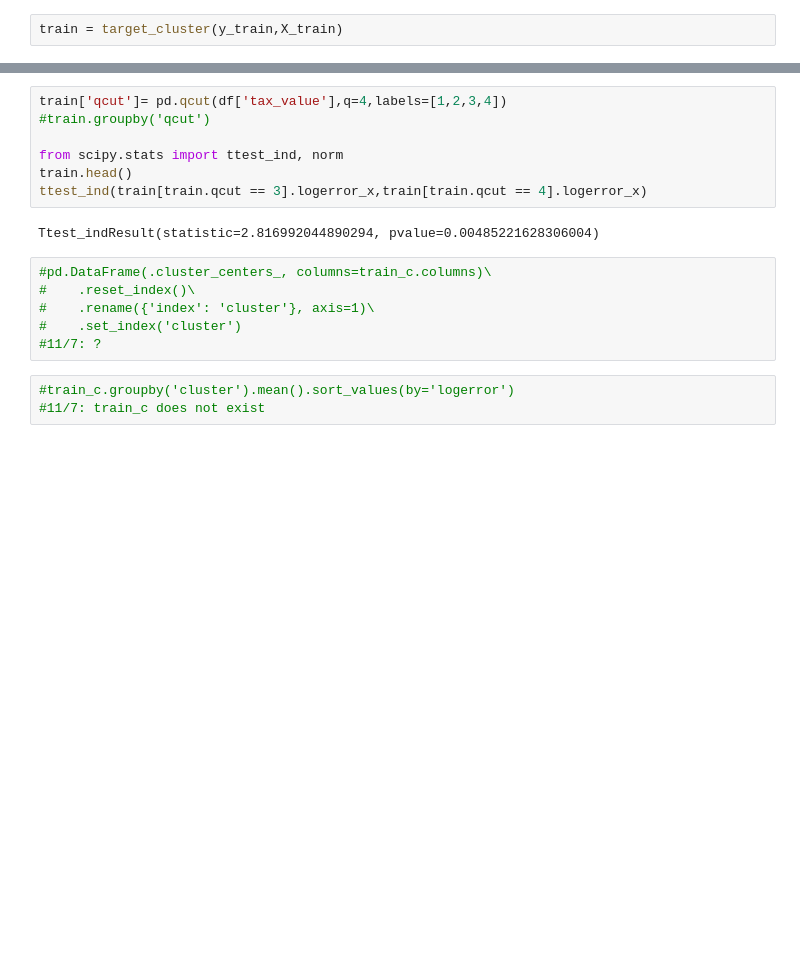
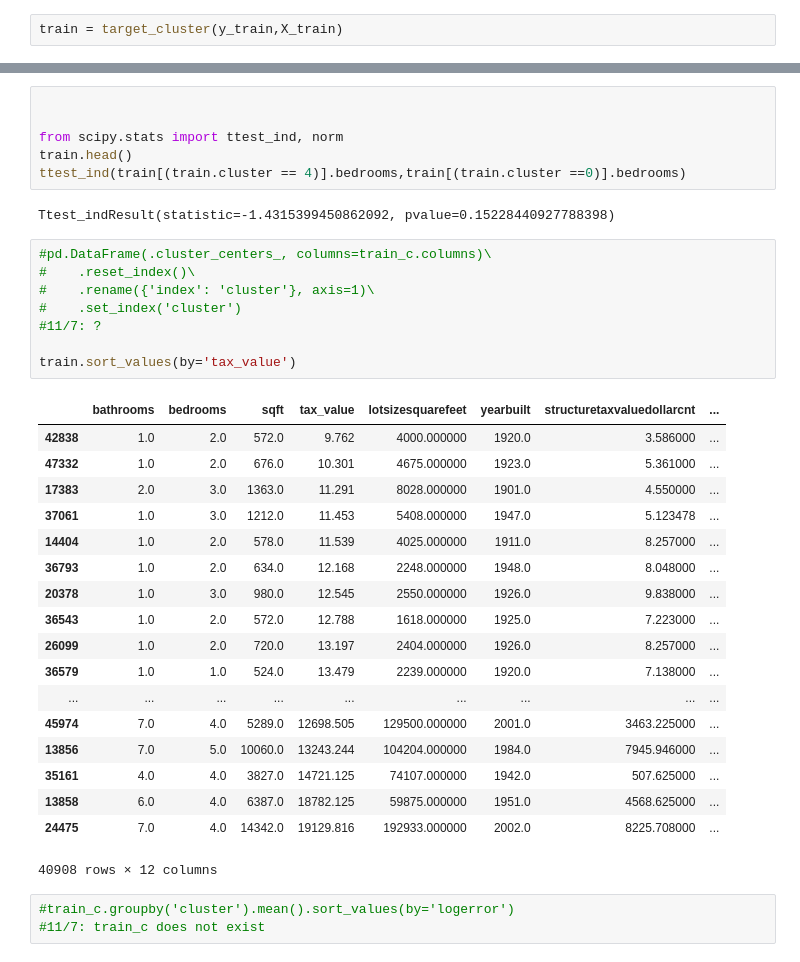
Before and after one commit to Zillow-SJ/Cluster_Zillow, a Jupyter notebook: Initial Exploration.ipynb, the cells around one changed output, grey strips where cells are left out. Saved outputs shown, nothing was run; the diff lists cells and outputs as text; blank space fills up the shorter version.

Commit message:
added baseline file and ttest

```diff
--- a/Initial Exploration.ipynb
+++ b/Initial Exploration.ipynb
@@ -396,18 +402,38 @@ train.head()
 # %%
-train['qcut']= pd.qcut(df['tax_value'],q=4,labels=[1,2,3,4])
-#train.groupby('qcut')
+
 
 from scipy.stats import ttest_ind, norm
 train.head()
-ttest_ind(train[train.qcut == 3].logerror_x,train[train.qcut == 4].logerror_x)
+ttest_ind(train[(train.cluster == 4)].bedrooms,train[(train.cluster ==0)].bedrooms)
 # %% [output]
-Ttest_indResult(statistic=2.816992044890294, pvalue=0.00485221628306004)
+Ttest_indResult(statistic=-1.4315399450862092, pvalue=0.15228440927788398)
 # %%
 #pd.DataFrame(.cluster_centers_, columns=train_c.columns)\
 #    .reset_index()\
 #    .rename({'index': 'cluster'}, axis=1)\
 #    .set_index('cluster')
 #11/7: ?
+
+train.sort_values(by='tax_value')
+# %% [output]
+|  | bathrooms | bedrooms | sqft | tax_value | lotsizesquarefeet | yearbuilt | structuretaxvaluedollarcnt | ... |
+| 42838 | 1.0 | 2.0 | 572.0 | 9.762 | 4000.000000 | 1920.0 | 3.586000 | ... |
+| 47332 | 1.0 | 2.0 | 676.0 | 10.301 | 4675.000000 | 1923.0 | 5.361000 | ... |
+| 17383 | 2.0 | 3.0 | 1363.0 | 11.291 | 8028.000000 | 1901.0 | 4.550000 | ... |
+| 37061 | 1.0 | 3.0 | 1212.0 | 11.453 | 5408.000000 | 1947.0 | 5.123478 | ... |
+| 14404 | 1.0 | 2.0 | 578.0 | 11.539 | 4025.000000 | 1911.0 | 8.257000 | ... |
+| 36793 | 1.0 | 2.0 | 634.0 | 12.168 | 2248.000000 | 1948.0 | 8.048000 | ... |
+| 20378 | 1.0 | 3.0 | 980.0 | 12.545 | 2550.000000 | 1926.0 | 9.838000 | ... |
+| 36543 | 1.0 | 2.0 | 572.0 | 12.788 | 1618.000000 | 1925.0 | 7.223000 | ... |
+| 26099 | 1.0 | 2.0 | 720.0 | 13.197 | 2404.000000 | 1926.0 | 8.257000 | ... |
+| 36579 | 1.0 | 1.0 | 524.0 | 13.479 | 2239.000000 | 1920.0 | 7.138000 | ... |
+| ... | ... | ... | ... | ... | ... | ... | ... | ... |
+| 45974 | 7.0 | 4.0 | 5289.0 | 12698.505 | 129500.000000 | 2001.0 | 3463.225000 | ... |
+| 13856 | 7.0 | 5.0 | 10060.0 | 13243.244 | 104204.000000 | 1984.0 | 7945.946000 | ... |
+| 35161 | 4.0 | 4.0 | 3827.0 | 14721.125 | 74107.000000 | 1942.0 | 507.625000 | ... |
+| 13858 | 6.0 | 4.0 | 6387.0 | 18782.125 | 59875.000000 | 1951.0 | 4568.625000 | ... |
+| 24475 | 7.0 | 4.0 | 14342.0 | 19129.816 | 192933.000000 | 2002.0 | 8225.708000 | ... |
+40908 rows × 12 columns
 # %%
 #train_c.groupby('cluster').mean().sort_values(by='logerror')
 #11/7: train_c does not exist
```
Also changed, not shown: parts of 16 cells of this notebook, 1 other file.
